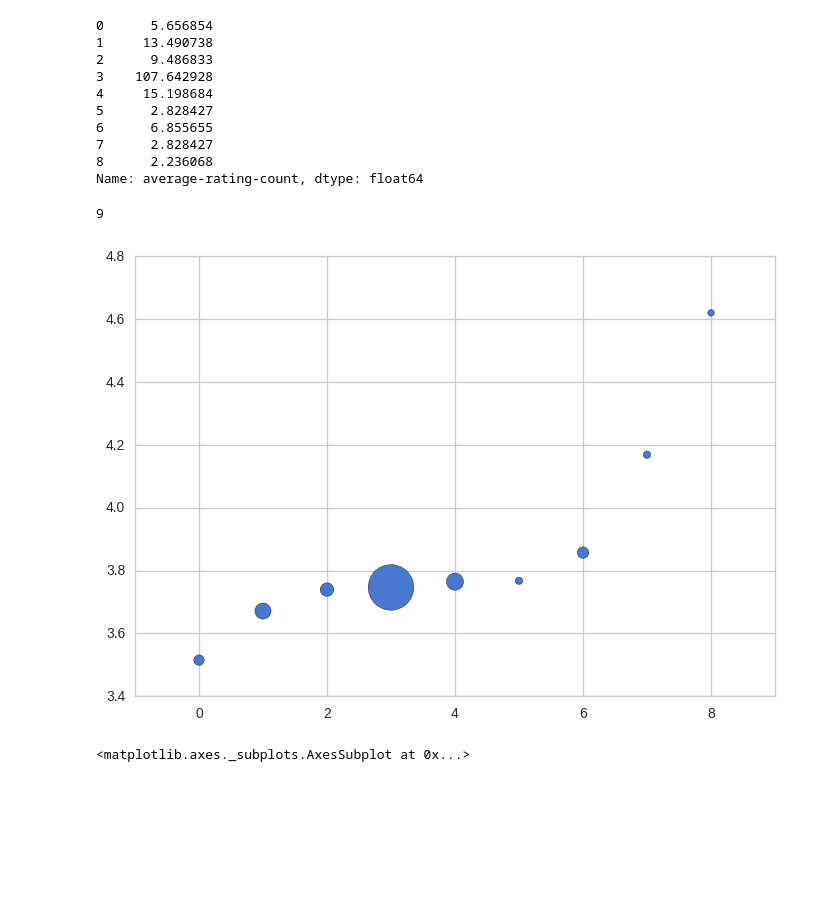
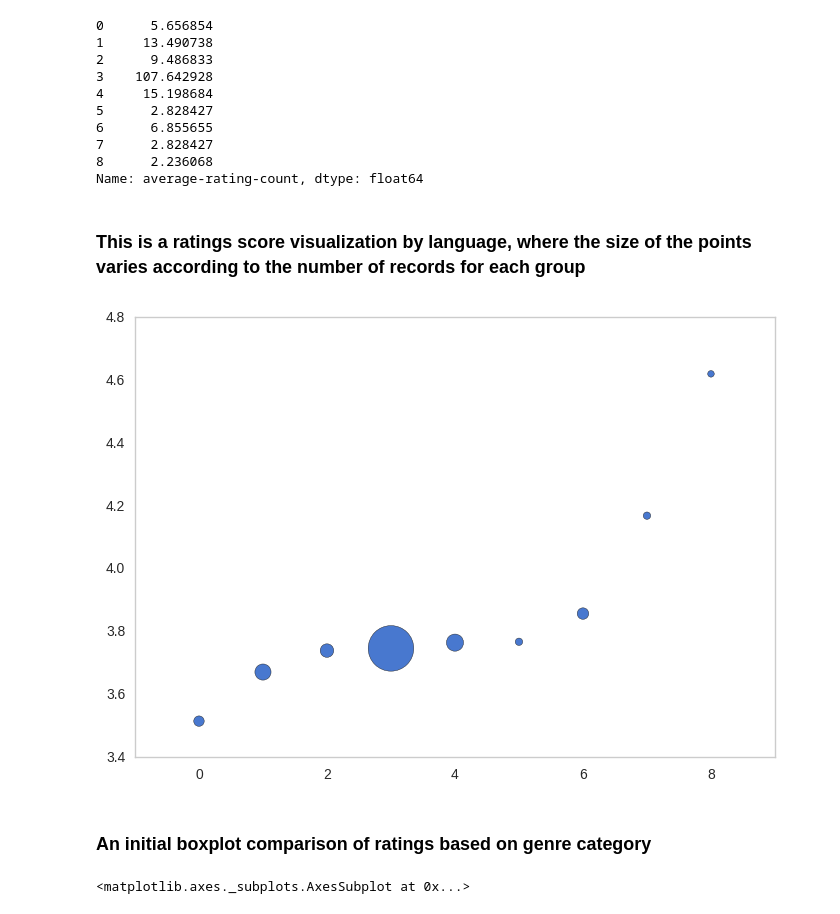
Before and after one commit to klitonandrea/BookRatings, a Jupyter notebook: Story telling with book ratings.ipynb, the cells around one changed output. Drawn from its saved outputs; the diff is of its cells as text; code cells hidden in the pictures; blank space fills up the shorter version.

```diff
--- a/Story telling with book ratings.ipynb
+++ b/Story telling with book ratings.ipynb
@@ -178,16 +179,17 @@ Name: average-rating-count, dtype: float64
-# %%
-len(list(CTR['language']))
-# %% [output]
-9
+# %% [markdown]
+### This is a ratings score visualization by language, where the size of the points varies according to the number of records for each group
 # %%
 fig = plt.figure()
 
 #ax.scatter(x='language', y='average-rating-mean', data=CTR, size=CTR['average-rating-count'].apply(lambda x: math.log(x)))
 ax = fig.add_axes([0.1, 0.1, 0.8, 0.8]) # left, bottom, width, height (range 0 to 1)
 ax.legend(CTR['language'])
+ax.grid(b=False)
 ax.scatter(x=range(0,len(list(CTR['language']))), y=list(CTR['average-rating-mean']), s=10*CTR['average-rating-count'].apply(lambda x: math.sqrt(x)));
 # %% [output]
-[figure, old version]
+[figure, new version]
+# %% [markdown]
+### An initial boxplot comparison of ratings based on genre category
 # %%
 sns.boxplot(x='dewey_parsed', y = 'average_rating', data=BookInfo)
 # %% [output]
```
Also changed, not shown: parts of 19 cells of this notebook.
